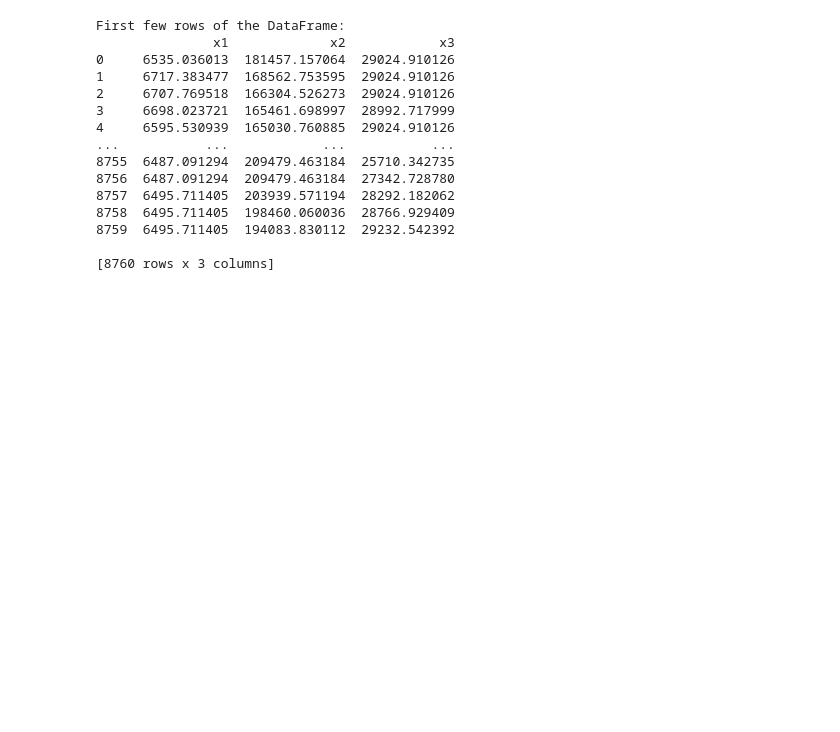
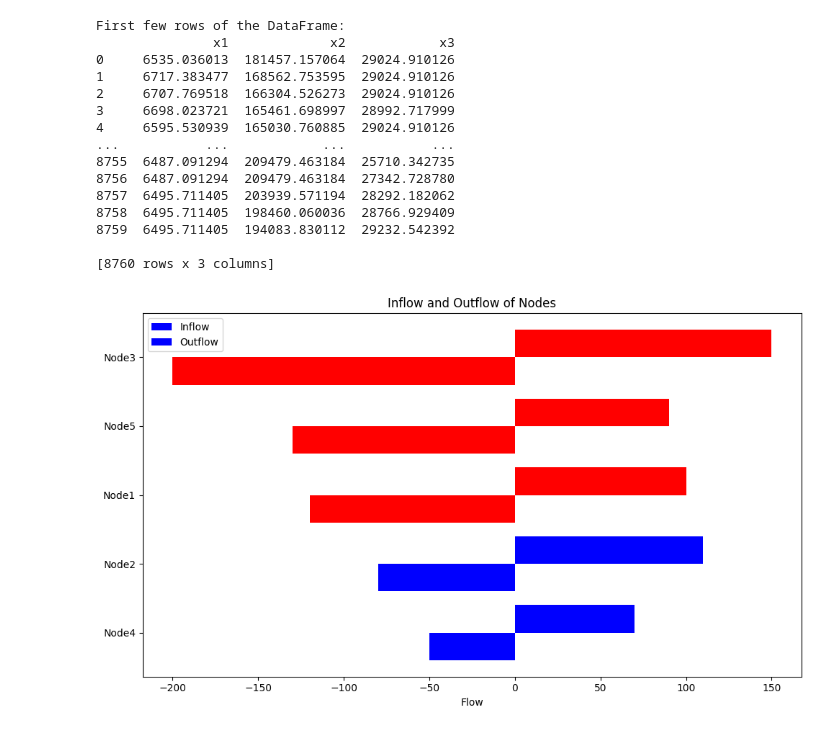
Before and after one commit to FrederickIvens/MPhil-Dissertation, a Jupyter notebook: src/plotting.ipynb, the cells around one changed output. Drawn from its saved outputs; the diff is of its cells as text; code cells hidden in the pictures; blank space fills up the shorter version.

```diff
--- a/src/plotting.ipynb
+++ b/src/plotting.ipynb
@@ -120,3 +120,59 @@ First few rows of the DataFrame:
 8759  6495.711405  194083.830112  29232.542392
 
 [8760 rows x 3 columns]
+# %%
+import matplotlib.pyplot as plt
+import pandas as pd
+import numpy as np
+
+# Sample data
+nodes = ['Node1', 'Node2', 'Node3', 'Node4', 'Node5']
+inflows = [120, 80, 200, 50, 130]
+outflows = [100, 110, 150, 70, 90]
+
+# Create a DataFrame
+df = pd.DataFrame({
+    'Node': nodes,
+    'Inflow': inflows,
+    'Outflow': outflows
+})
+
+# Add a total column
+df['Total'] = df['Inflow'] + df['Outflow']
+
+# Sort the DataFrame by Total in ascending order
+df = df.sort_values('Total')
+
+# Plotting
+fig, ax = plt.subplots(figsize=(10, 6))
+
+# Bar width
+bar_width = 0.4
+
+# Node positions
+y_pos = np.arange(len(df))
+
+# Plot inflow bars (negative for left side)
+ax.barh(y_pos, -df['Inflow'], bar_width, color=np.where(df['Inflow'] > df['Outflow'], 'red', 'blue'), align='center', label='Inflow')
+
+# Plot outflow bars
+ax.barh(y_pos + bar_width, df['Outflow'], bar_width, color=np.where(df['Outflow'] > df['Inflow'], 'blue', 'red'), align='center', label='Outflow')
+
+# Node labels
+ax.set_yticks(y_pos + bar_width / 2)
+ax.set_yticklabels(df['Node'])
+
+# Labels and title
+ax.set_xlabel('Flow')
+ax.set_title('Inflow and Outflow of Nodes')
+
+# Legend
+ax.legend()
+
+# Grid and layout adjustment
+plt.tight_layout()
+
+# Show the plot
+plt.show()
+# %% [output]
+[figure, added]
```
Also changed, not shown: 11 other files.
